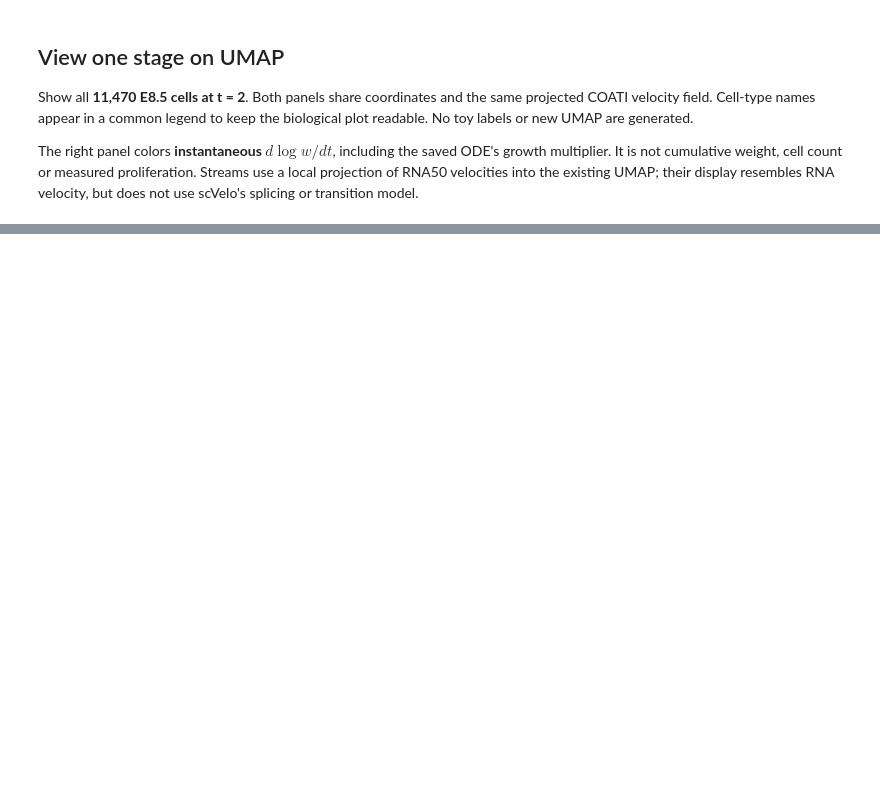
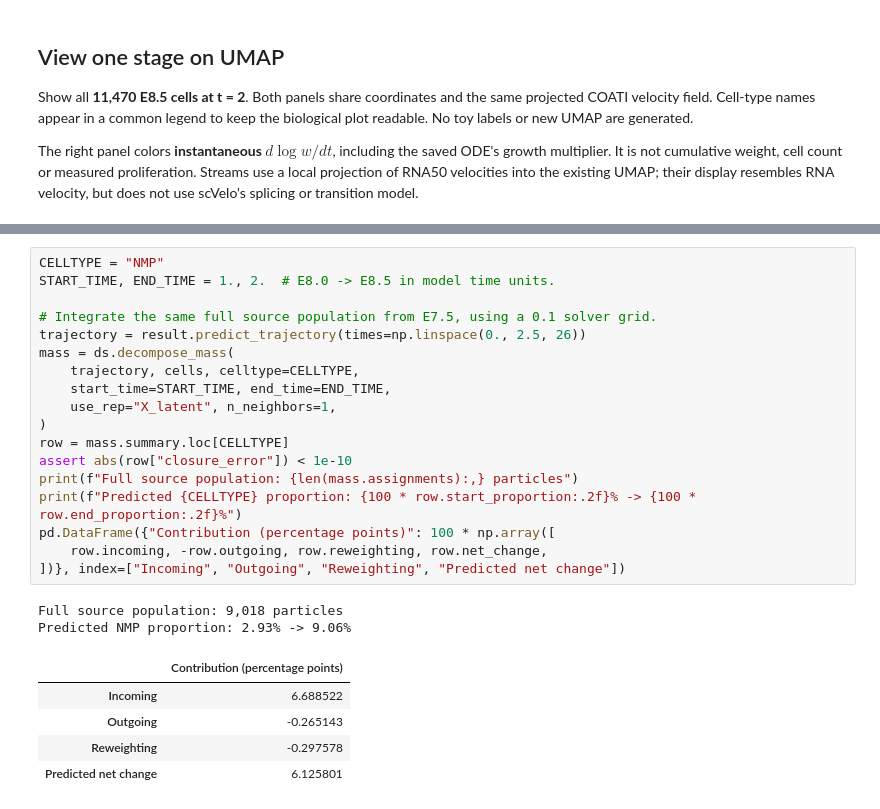
Before and after one commit to shankswang953/COATI, a Jupyter notebook: docs/tutorials/07_dynamics.ipynb, the cells around one changed output, grey strips where cells are left out. Cells and saved outputs as stored; diff of their text form; blank space fills up the shorter version.

```diff
--- a/docs/tutorials/07_dynamics.ipynb
+++ b/docs/tutorials/07_dynamics.ipynb
@@ -192,0 +132,26 @@ This one-seed short run demonstrates the biological-data workflow. It does not e
+# %%
+CELLTYPE = "NMP"
+START_TIME, END_TIME = 1., 2.  # E8.0 -> E8.5 in model time units.
+
+# Integrate the same full source population from E7.5, using a 0.1 solver grid.
+trajectory = result.predict_trajectory(times=np.linspace(0., 2.5, 26))
+mass = ds.decompose_mass(
+    trajectory, cells, celltype=CELLTYPE,
+    start_time=START_TIME, end_time=END_TIME,
+    use_rep="X_latent", n_neighbors=1,
+)
+row = mass.summary.loc[CELLTYPE]
+assert abs(row["closure_error"]) < 1e-10
+print(f"Full source population: {len(mass.assignments):,} particles")
+print(f"Predicted {CELLTYPE} proportion: {100 * row.start_proportion:.2f}% -> {100 * row.end_proportion:.2f}%")
+pd.DataFrame({"Contribution (percentage points)": 100 * np.array([
+    row.incoming, -row.outgoing, row.reweighting, row.net_change,
+])}, index=["Incoming", "Outgoing", "Reweighting", "Predicted net change"])
+# %% [output]
+Full source population: 9,018 particles
+Predicted NMP proportion: 2.93% -> 9.06%
+|  | Contribution (percentage points) |
+| Incoming | 6.688522 |
+| Outgoing | -0.265143 |
+| Reweighting | -0.297578 |
+| Predicted net change | 6.125801 |
```
Also changed, not shown: parts of 13 cells of this notebook, 10 other files.
